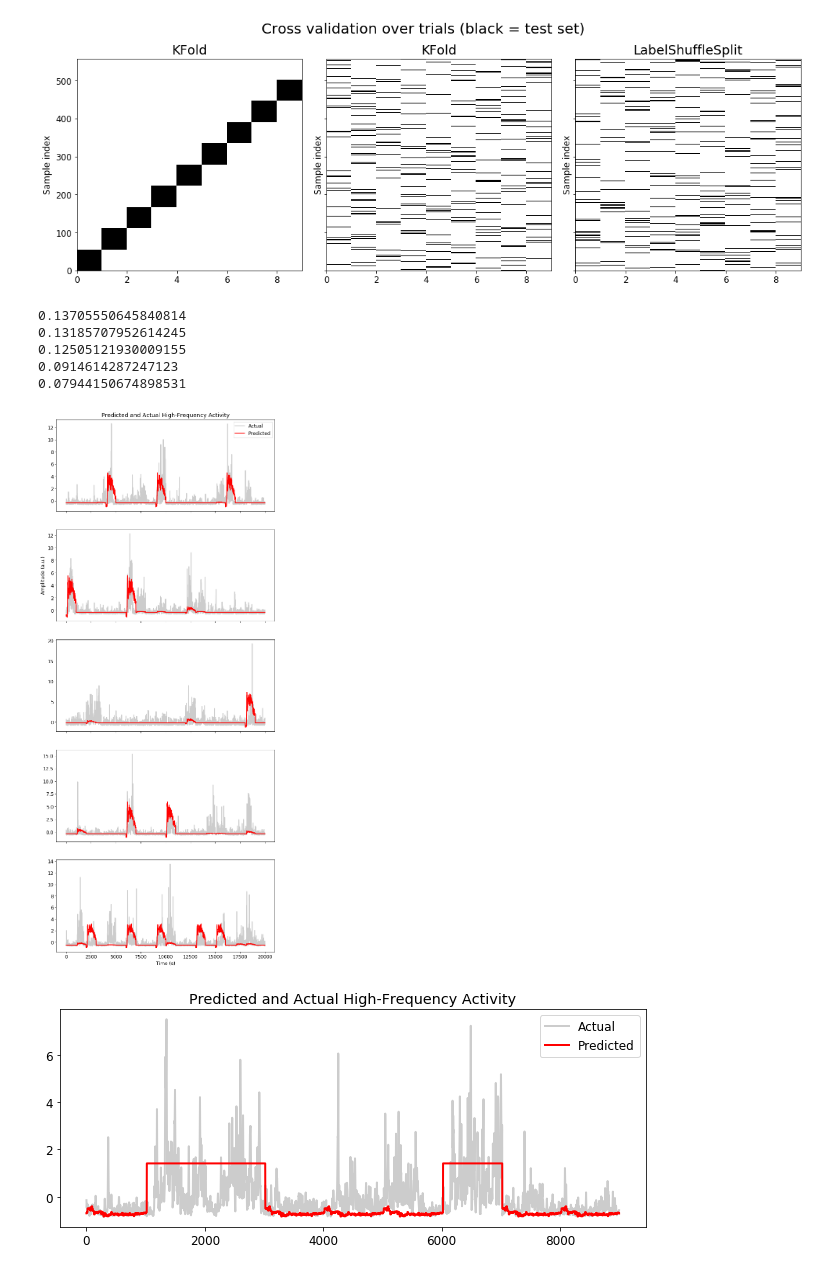
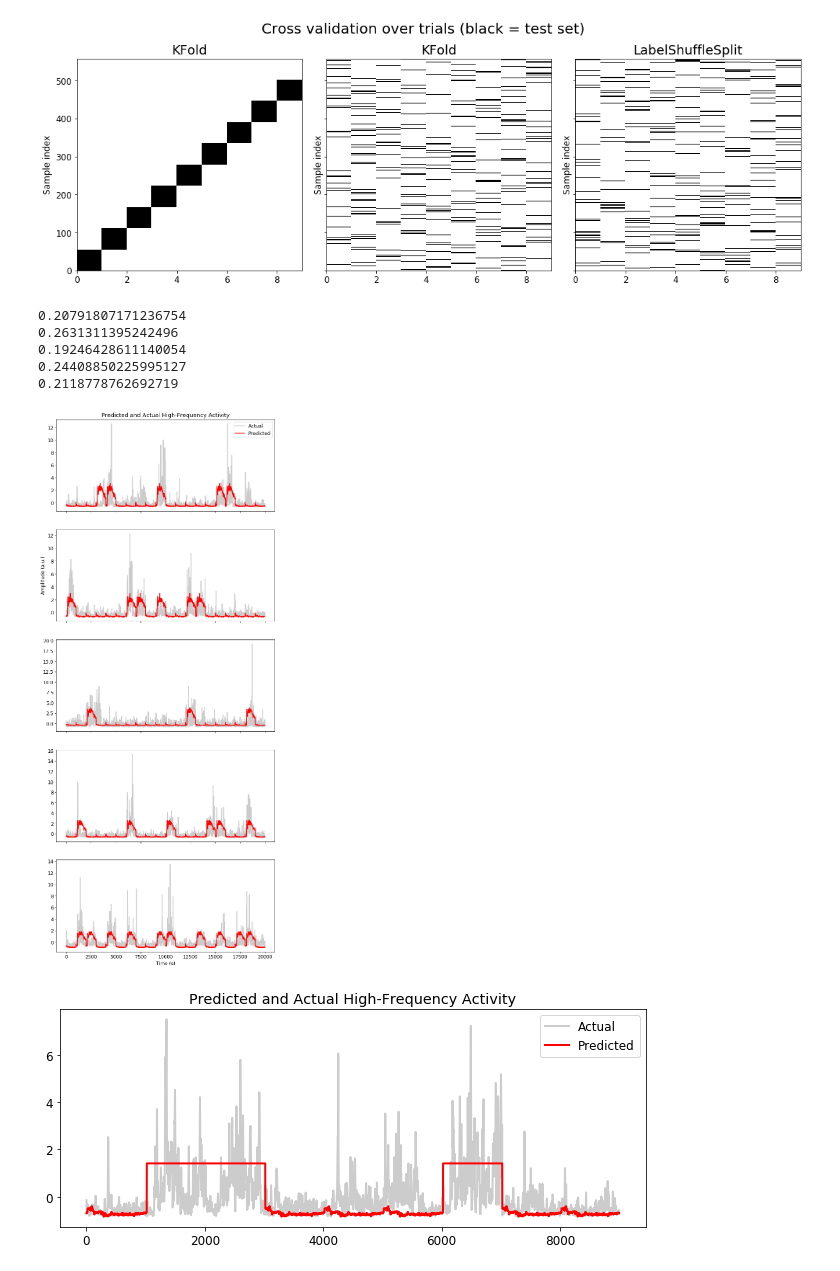
Before and after one commit to pinheirochagas/lbcn_encoding_decoding, a Jupyter notebook: notebooks/encoding_model_examplar_channel.ipynb, the cells around one changed output. Cells and saved outputs as stored; diff of their text form; code cells hidden in the pictures.

Commit message:
encoding fix

```diff
--- a/notebooks/encoding_model_examplar_channel.ipynb
+++ b/notebooks/encoding_model_examplar_channel.ipynb
@@ -69,7 +69,7 @@ The features were already selected and the encoding matrix was consctructed in M
 ### Load the data
 # %%
 ## Stim features
-data = pd.read_csv('/Volumes/LBCN8T_2/Stanford/data/encoding/baseline_included/57_stim_features.csv')
+data = pd.read_csv('/Volumes/LBCN8T_2/Stanford/data/encoding/raw/MMR/57_stim_features.csv')
 #data = pd.read_csv('/Volumes/LBCN8T_2/Stanford/data/encoding/57_stim_features.csv')
 
 data.head()
@@ -91,7 +91,7 @@ data.head()
 # Set extreme values to zero (double check spike exclusion)
 #data = np.genfromtxt('/Volumes/LBCN8T_2/Stanford/data/encoding/57_brain_features.csv', delimiter=',')
 #data.loc[data.loc[:,'HFB']>30, 'HFB'] = 0
-y_tmp = pd.read_csv('/Volumes/LBCN8T_2/Stanford/data/encoding/57_brain_features.csv', header=None)
+y_tmp = pd.read_csv('/Volumes/LBCN8T_2/Stanford/data/encoding/raw/MMR/57_brain_features.csv', header=None)
 y = y_tmp.to_numpy()
 y[y>30]=0 # Set extreme values to 0
 # %%
@@ -666,41 +666,41 @@ axs[-1].set_xlabel('Time (s)')
 
 # Iterate through cross-validation splits
 for ax, (tr, tt) in zip(axs, cross_val_iterator):
     # Pull the training / testing data for the ecog data
     y_tr = y[data['trials'].isin(tr)]
     y_tt = y[data['trials'].isin(tt)]
 
     # Pull the training / testing data for the spectrogram
-    X_tr = X[data['trials'].isin(tr)]
-    X_tt = X[data['trials'].isin(tt)]
+    X_tr = X_all[data['trials'].isin(tr)]
+    X_tt = X_all[data['trials'].isin(tt)]
 
     # Scale all the features for simplicity
     X_tr = scale(X_tr)
     X_tt = scale(X_tt)
     y_tr = scale(y_tr)
     y_tt = scale(y_tt)
 
     # Fit the model, and use it to predict on new data
     model.fit(X_tr, y_tr)
     predictions = model.predict(X_tt)
 
     # Plot the predicted and actual values.
     # We'll subtract the mean from each so it's easier to visualize
     ax.plot(scale(y_tt[1:20000]), color='k', alpha=.2, lw=2)
     ax.plot(scale(predictions[1:20000]), color='r', lw=2)
     ax.axis('tight')
 
     # Finally, plot the coefficient of determination (R2)
     print(r2_score(y_tt, predictions))
 
 _ = axs[0].legend(['Actual', 'Predicted'])
 # %% [output]
-0.13705550645840814
-0.13185707952614245
-0.12505121930009155
-0.0914614287247123
-0.07944150674898531
+0.20791807171236754
+0.2631311395242496
+0.19246428611140054
+0.24408850225995127
+0.2118778762692719
-[figure, old version]
+[figure, new version]
 # %%
 fig, ax = plt.subplots(figsize=(10.5, 4))
 ax.set_title('Predicted and Actual High-Frequency Activity')
```
Also changed, not shown: parts of 3 cells of this notebook, 3 other files.
